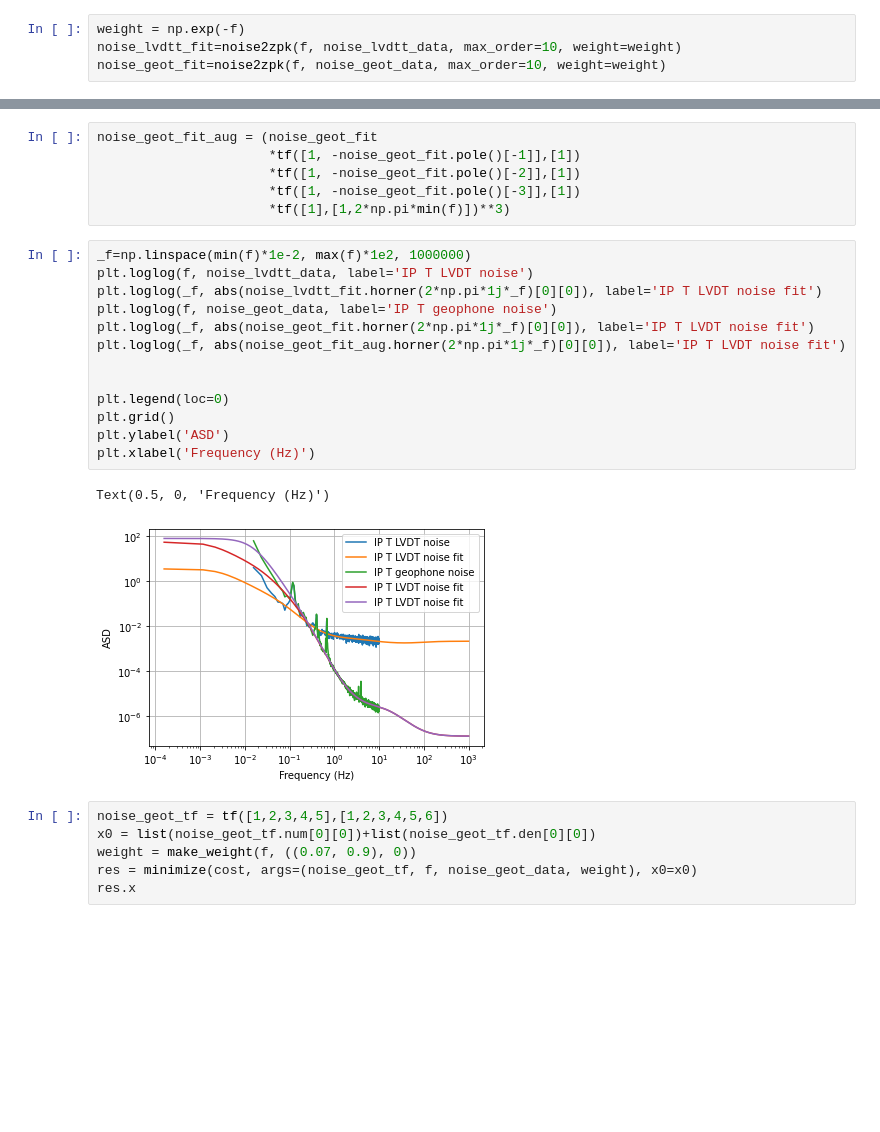
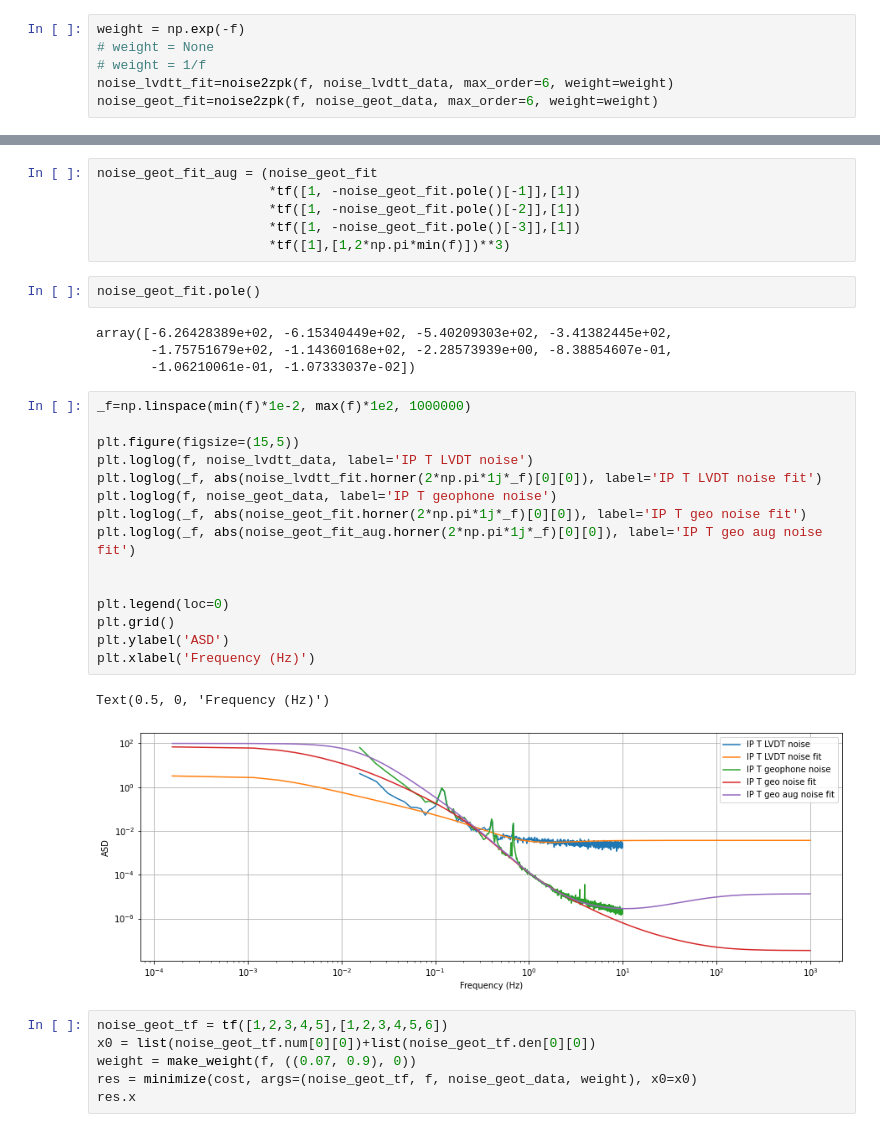
Before and after one commit to terrencetec/kontrol, a Jupyter notebook: examples/BS_IPT_H2complementary.ipynb, the cells around one changed output, grey strips where cells are left out. Saved outputs shown, nothing was run; the diff lists cells and outputs as text; blank space fills up the shorter version.

```diff
--- a/examples/BS_IPT_H2complementary.ipynb
+++ b/examples/BS_IPT_H2complementary.ipynb
@@ -109,6 +20,8 @@ def noise2zpk(f, noise_data, x0 = None, bounds=None, max_order=20, weight=None):
 # %%
 weight = np.exp(-f)
-noise_lvdtt_fit=noise2zpk(f, noise_lvdtt_data, max_order=10, weight=weight)
-noise_geot_fit=noise2zpk(f, noise_geot_data, max_order=10, weight=weight)
+# weight = None
+# weight = 1/f
+noise_lvdtt_fit=noise2zpk(f, noise_lvdtt_data, max_order=6, weight=weight)
+noise_geot_fit=noise2zpk(f, noise_geot_data, max_order=6, weight=weight)
 # %% [output]
 Optimization terminated successfully.
@@ -125,22 +157,30 @@ noise_geot_fit_aug = (noise_geot_fit
                       *tf([1, -noise_geot_fit.pole()[-2]],[1])
                       *tf([1, -noise_geot_fit.pole()[-3]],[1])
                       *tf([1],[1,2*np.pi*min(f)])**3)
+# %%
+noise_geot_fit.pole()
+# %% [output]
+array([-6.26428389e+02, -6.15340449e+02, -5.40209303e+02, -3.41382445e+02,
+       -1.75751679e+02, -1.14360168e+02, -2.28573939e+00, -8.38854607e-01,
+       -1.06210061e-01, -1.07333037e-02])
 # %%
 _f=np.linspace(min(f)*1e-2, max(f)*1e2, 1000000)
+
+plt.figure(figsize=(15,5))
 plt.loglog(f, noise_lvdtt_data, label='IP T LVDT noise')
 plt.loglog(_f, abs(noise_lvdtt_fit.horner(2*np.pi*1j*_f)[0][0]), label='IP T LVDT noise fit')
 plt.loglog(f, noise_geot_data, label='IP T geophone noise')
-plt.loglog(_f, abs(noise_geot_fit.horner(2*np.pi*1j*_f)[0][0]), label='IP T LVDT noise fit')
-plt.loglog(_f, abs(noise_geot_fit_aug.horner(2*np.pi*1j*_f)[0][0]), label='IP T LVDT noise fit')
+plt.loglog(_f, abs(noise_geot_fit.horner(2*np.pi*1j*_f)[0][0]), label='IP T geo noise fit')
+plt.loglog(_f, abs(noise_geot_fit_aug.horner(2*np.pi*1j*_f)[0][0]), label='IP T geo aug noise fit')
 
 
 plt.legend(loc=0)
 plt.grid()
 plt.ylabel('ASD')
 plt.xlabel('Frequency (Hz)')
 # %% [output]
 Text(0.5, 0, 'Frequency (Hz)')
-[figure, old version]
+[figure, new version]
 # %%
 noise_geot_tf = tf([1,2,3,4,5],[1,2,3,4,5,6])
 x0 = list(noise_geot_tf.num[0][0])+list(noise_geot_tf.den[0][0])
```
Also changed, not shown: parts of 11 cells of this notebook.
